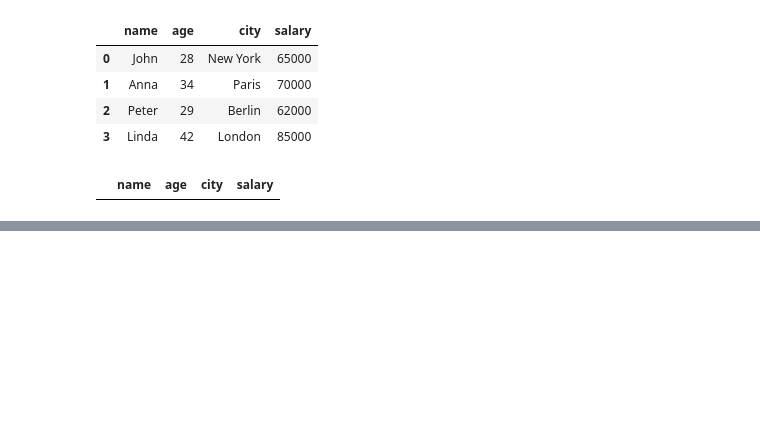
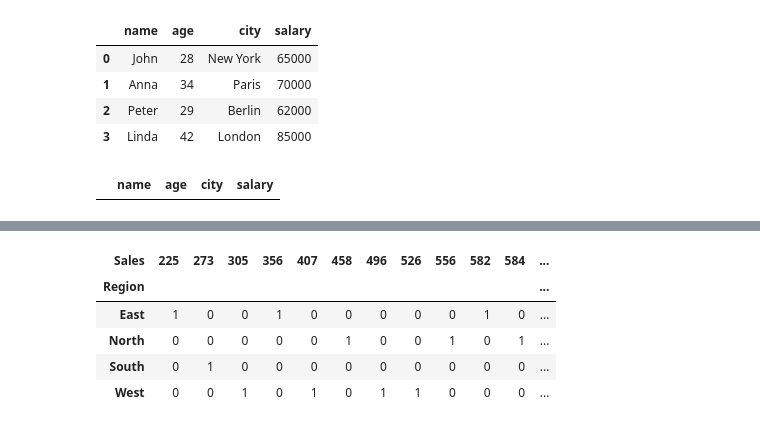
Before and after one commit to debmalya20/Pandas-, a Jupyter notebook: practice.ipynb, the cells around one changed output, grey strips where cells are left out. Saved outputs shown, nothing was run; the diff lists cells and outputs as text; code cells hidden in the pictures; blank space fills up the shorter version.

```diff
--- a/practice.ipynb
+++ b/practice.ipynb
@@ -530,0 +587,9 @@ data_list3[(data_list3['age']>18) & (data_list3['city']=='paris')]
+# %%
+pd.crosstab(df["Region"],df["Sales"])
+# %% [output]
+| Sales | 225 | 273 | 305 | 356 | 407 | 458 | 496 | 526 | 556 | 582 | 584 | ... |
+| Region |  |  |  |  |  |  |  |  |  |  |  | ... |
+| East | 1 | 0 | 0 | 1 | 0 | 0 | 0 | 0 | 0 | 1 | 0 | ... |
+| North | 0 | 0 | 0 | 0 | 0 | 1 | 0 | 0 | 1 | 0 | 1 | ... |
+| South | 0 | 1 | 0 | 0 | 0 | 0 | 0 | 0 | 0 | 0 | 0 | ... |
+| West | 0 | 0 | 1 | 0 | 1 | 0 | 1 | 1 | 0 | 0 | 0 | ... |
```
Also changed, not shown: parts of 5 cells of this notebook, 2 other files.
